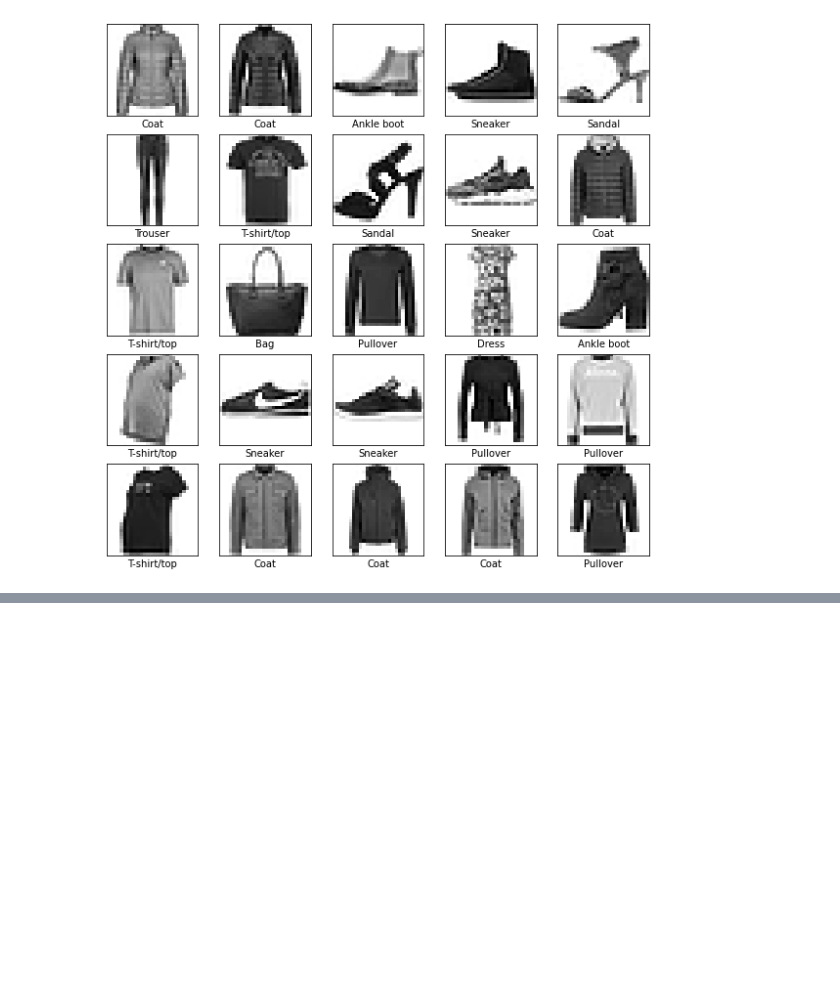
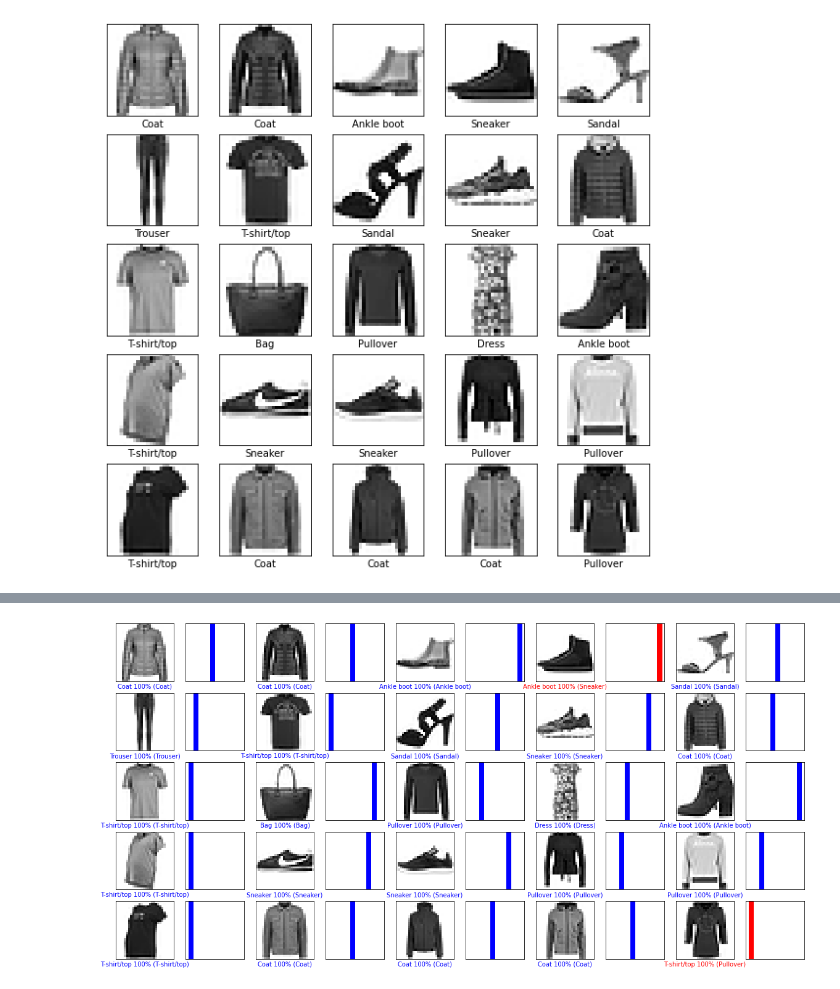
Before and after one commit to iofabela/tf_clothes_sorter, a Jupyter notebook: tf_clothes_sorter.ipynb, the cells around one changed output, grey strips where cells are left out. Cells and saved outputs as stored; diff of their text form; code cells hidden in the pictures; blank space fills up the shorter version.

```diff
--- a/tf_clothes_sorter.ipynb
+++ b/tf_clothes_sorter.ipynb
@@ -99,0 +154,53 @@ plt.show()
+# %%
+# Draw a Grid with predictions, mark if it's correct (blue) or incorrect (red)
+import numpy as np
+
+for test_images, test_tags in test_data.take(1):
+  test_images = test_images.numpy()
+  test_tags = test_tags.numpy()
+  predictions = model.predict(test_images)
+
+def image_graph(i, arr_predictions, real_tags, images):
+  arr_predictions, real_tag, img = arr_predictions[i], real_tags[i], images[i]
+  plt.grid(False)
+  plt.xticks([])
+  plt.yticks([])
+
+  plt.imshow(img[...,0], cmap=plt.cm.binary)
+
+  prediction_tag = np.argmax(arr_predictions)
+
+  if prediction_tag == real_tag:
+    color = 'blue'
+  else:
+    color = 'red'
+
+  plt.xlabel("{} {:2.0f}% ({})".format(classes_names[prediction_tag],
+                                       100*np.max(arr_predictions),
+                                       classes_names[real_tag]),
+                                       color=color)
+
+def array_value_graph(i, arr_predictions, real_tag):
+  arr_predictions, real_tag = arr_predictions[i], real_tag[i]
+  plt.grid(False)
+  plt.xticks([])
+  plt.yticks([])
+  graph = plt.bar(range(10), arr_predictions, color="#777777")
+  plt.ylim([0, 1])
+  prediction_tag = np.argmax(arr_predictions)
+
+  graph[prediction_tag].set_color('red')
+  graph[real_tag].set_color('blue')
+
+rows = 5
+columns = 5
+images_num = rows*columns
+plt.figure(figsize=(2*2*columns, 2*rows))
+
+for i in range(images_num):
+  plt.subplot(rows, 2*columns, 2*i+1)
+  image_graph(i, predictions, test_tags, test_images)
+  plt.subplot(row, 2*columns, 2*i+2)
+  array_value_graph(i, predictions, test_tags)
+# %% [output]
+[figure, added]
```
Also changed, not shown: parts of 8 cells of this notebook.
